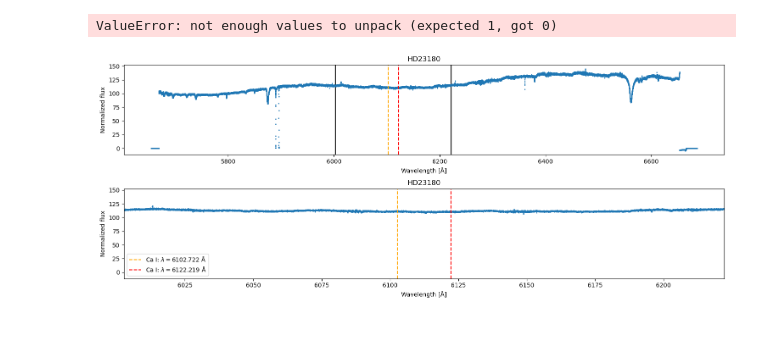
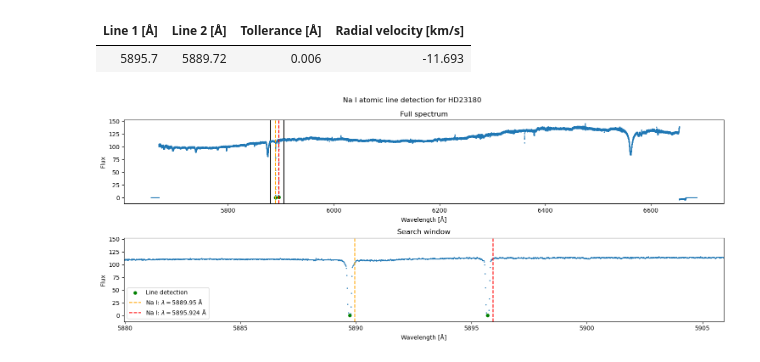
Before and after one commit to JvZeijl/brp-edibles, a Jupyter notebook: continuum.ipynb, the cells around one changed output. Drawn from its saved outputs; the diff is of its cells as text; code cells hidden in the pictures; blank space fills up the shorter version.

Commit message:
improving atomic line detection code; using difference matrix for peak-pair detection

```diff
--- a/continuum.ipynb
+++ b/continuum.ipynb
@@ -27,6 +21,17 @@ print(f'Radial velocity based on Na I: {radial_velocity_km_s(k_peaks[1], K_I_LIN
-# %%
-Ca_I_peaks, = plot_atomic_lines(hd23180, CA_I_LINES[0], CA_I_LINES[1], (100, 100), tollerance=0.1)
-print(f'Radial velocity based on Na I: {radial_velocity_km_s(Ca_I_peaks[1], CA_I_LINES[0][1]):4g} km/s')
-# %% [output]
-ValueError: not enough values to unpack (expected 1, got 0)
-[figure, removed]
+# %%
+fig, axes = plt.subplots(nrows=2, ncols=1, figsize=(15, 6))
+na_line_pairs = hd23180.identify_atomic_line(
+    NA_I_LINES[0], NA_I_LINES[1],
+    axes=axes, draw_expected=True,
+    output_tollerance=True,
+    output_radial_velocity=True
+)
+
+fig.suptitle(f'Na I atomic line detection for {hd23180.target}')
+fig.tight_layout()
+
+tabulate(na_line_pairs, ['Line 1 [Å]', 'Line 2 [Å]', 'Tollerance [Å]', 'Radial velocity [km/s]'], tablefmt='html')
+# %% [output]
+| Line 1 [Å] | Line 2 [Å] | Tollerance [Å] | Radial velocity [km/s] |
+| 5895.7 | 5889.72 | 0.006 | -11.693 |
+[figure, added]
```
Also changed, not shown: parts of 6 cells of this notebook, 6 other files.
